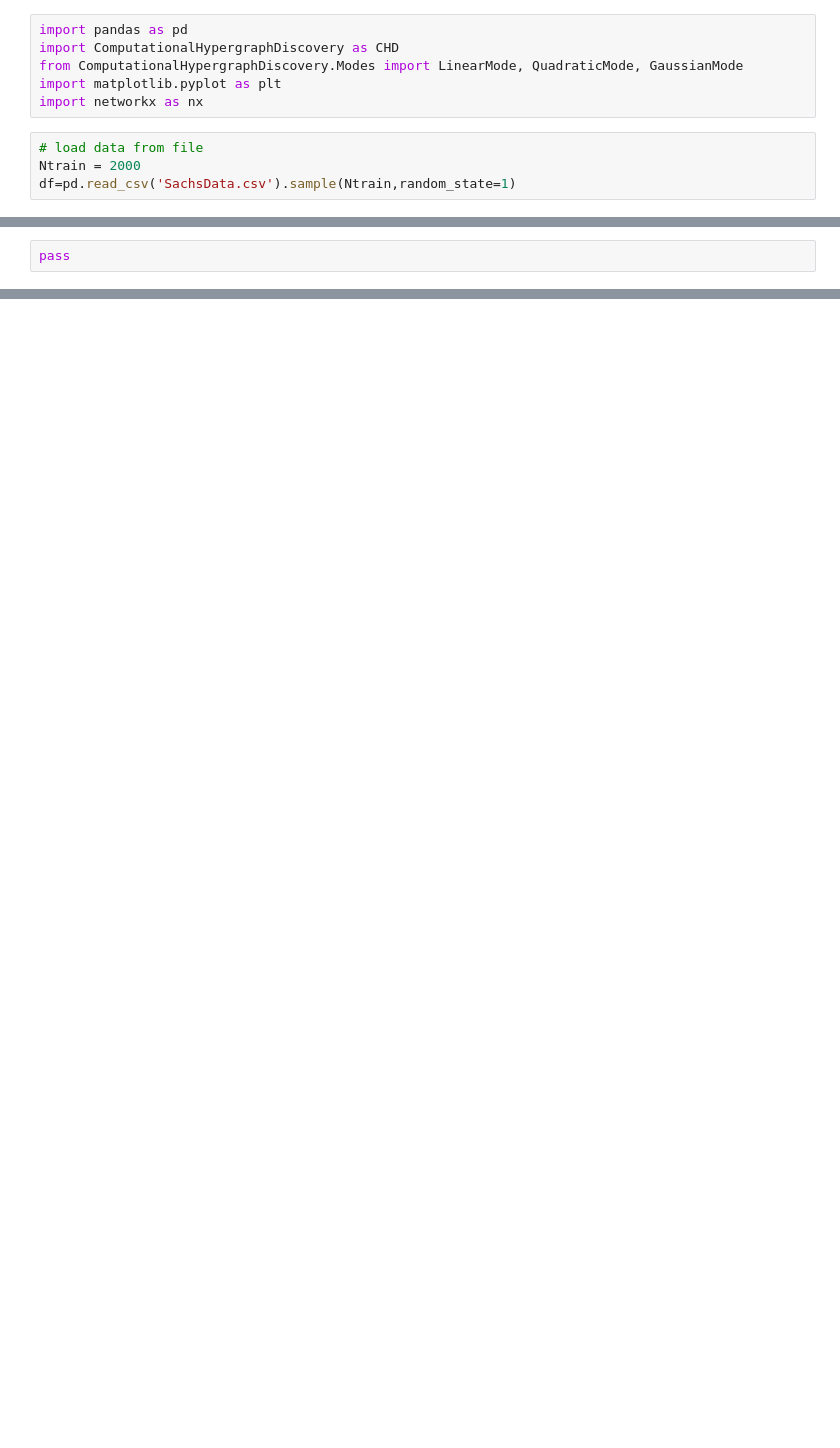
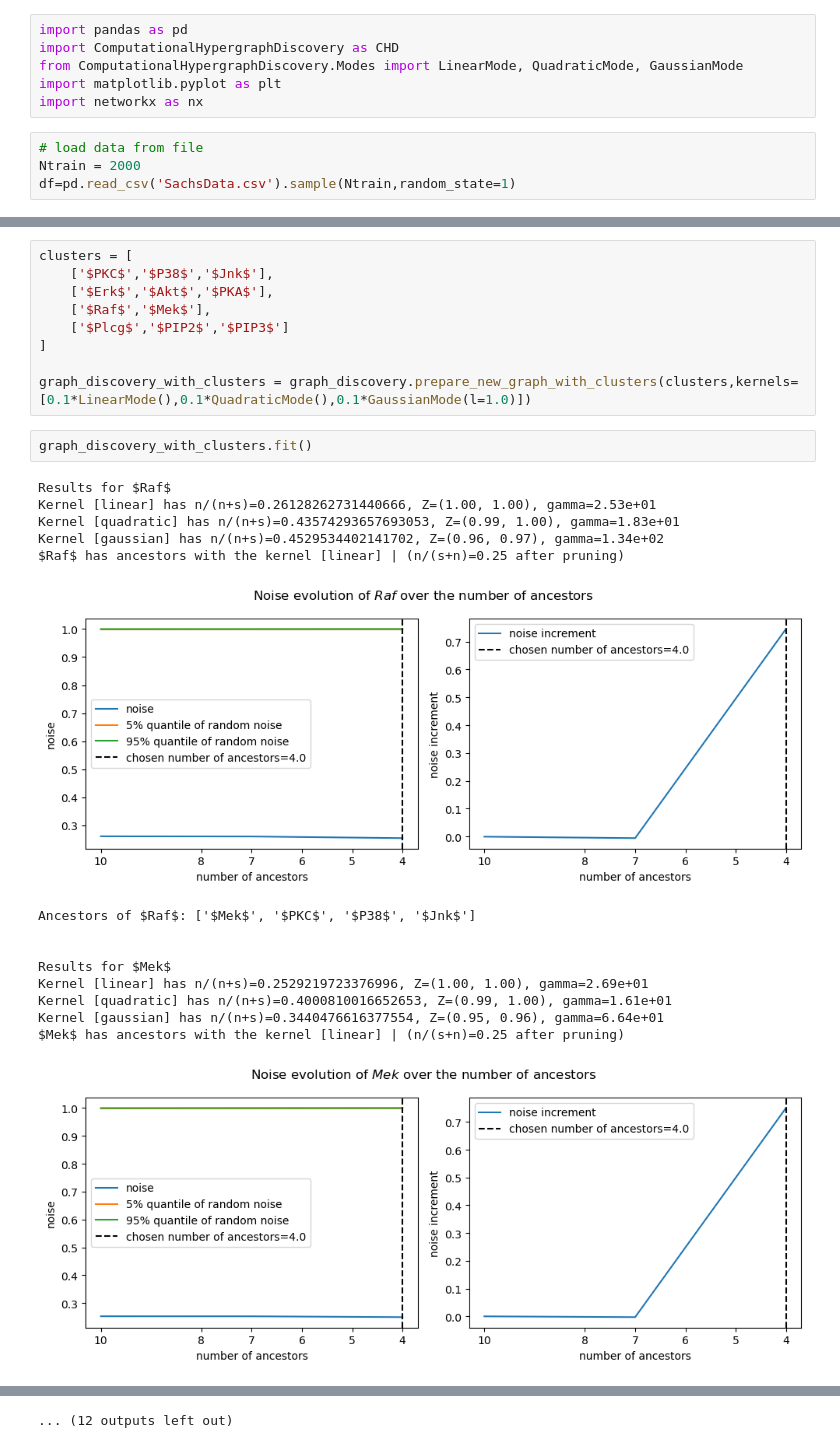
Before and after one commit to TheoBourdais/ComputationalHypergraphDiscovery, a Jupyter notebook: examples/Sachs/Gene_graph_discovery.ipynb, the cells around one changed output, grey strips where cells are left out. Saved outputs shown, nothing was run; the diff lists cells and outputs as text; blank space fills up the shorter version.

Commit message:
add proper cluster

```diff
--- a/examples/Sachs/Gene_graph_discovery.ipynb
+++ b/examples/Sachs/Gene_graph_discovery.ipynb
@@ -74,2 +70,27 @@ graph_discovery.plot_graph()
-# %%
-pass
+# %%
+clusters = [
+    ['$PKC$','$P38$','$Jnk$'],
+    ['$Erk$','$Akt$','$PKA$'],
+    ['$Raf$','$Mek$'],
+    ['$Plcg$','$PIP2$','$PIP3$']
+]
+
+graph_discovery_with_clusters = graph_discovery.prepare_new_graph_with_clusters(clusters,kernels=[0.1*LinearMode(),0.1*QuadraticMode(),0.1*GaussianMode(l=1.0)])
+# %%
+graph_discovery_with_clusters.fit()
+# %% [output]
+Results for $Raf$
+Kernel [linear] has n/(n+s)=0.26128262731440666, Z=(1.00, 1.00), gamma=2.53e+01
+Kernel [quadratic] has n/(n+s)=0.43574293657693053, Z=(0.99, 1.00), gamma=1.83e+01
+Kernel [gaussian] has n/(n+s)=0.4529534402141702, Z=(0.96, 0.97), gamma=1.34e+02
+$Raf$ has ancestors with the kernel [linear] | (n/(s+n)=0.25 after pruning)
+[figure, added]
+Ancestors of $Raf$: ['$Mek$', '$PKC$', '$P38$', '$Jnk$']
+
+
+Results for $Mek$
+Kernel [linear] has n/(n+s)=0.2529219723376996, Z=(1.00, 1.00), gamma=2.69e+01
+Kernel [quadratic] has n/(n+s)=0.4000810016652653, Z=(0.99, 1.00), gamma=1.61e+01
+Kernel [gaussian] has n/(n+s)=0.3440476616377554, Z=(0.95, 0.96), gamma=6.64e+01
+$Mek$ has ancestors with the kernel [linear] | (n/(s+n)=0.25 after pruning)
+[figure, added]
@@ -75,0 +133 @@ pass
+... (12 outputs left out)
```
Also changed, not shown: parts of 6 cells of this notebook, 1 other file.
